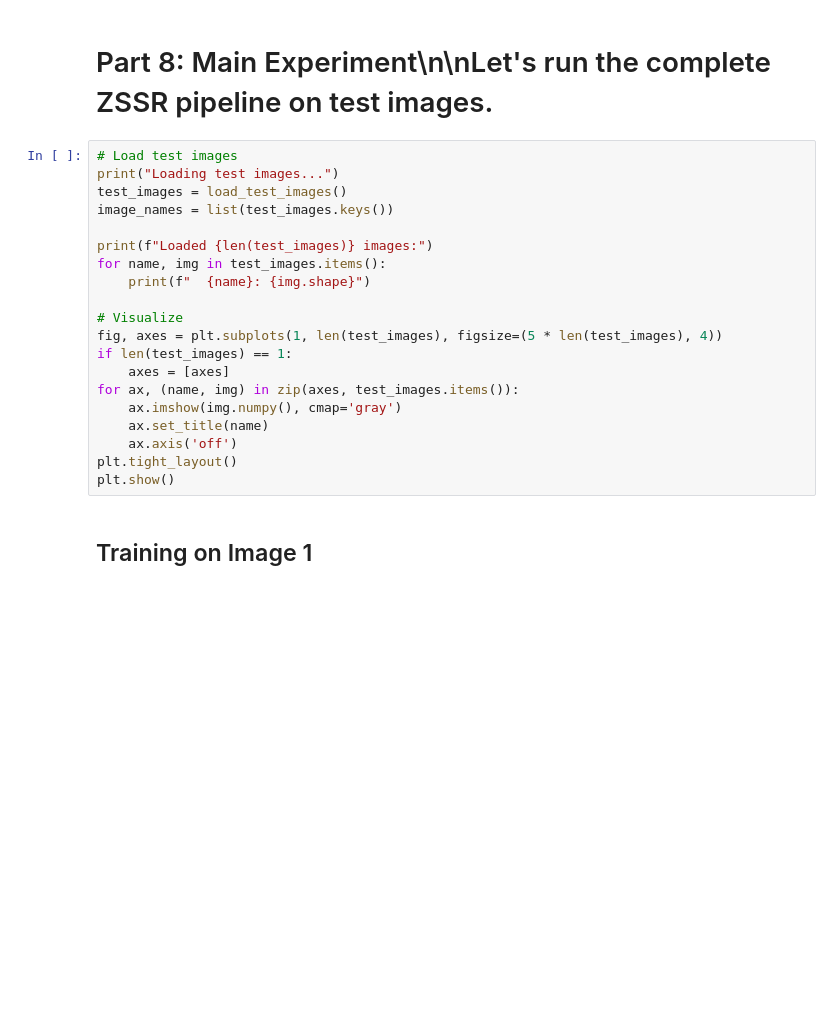
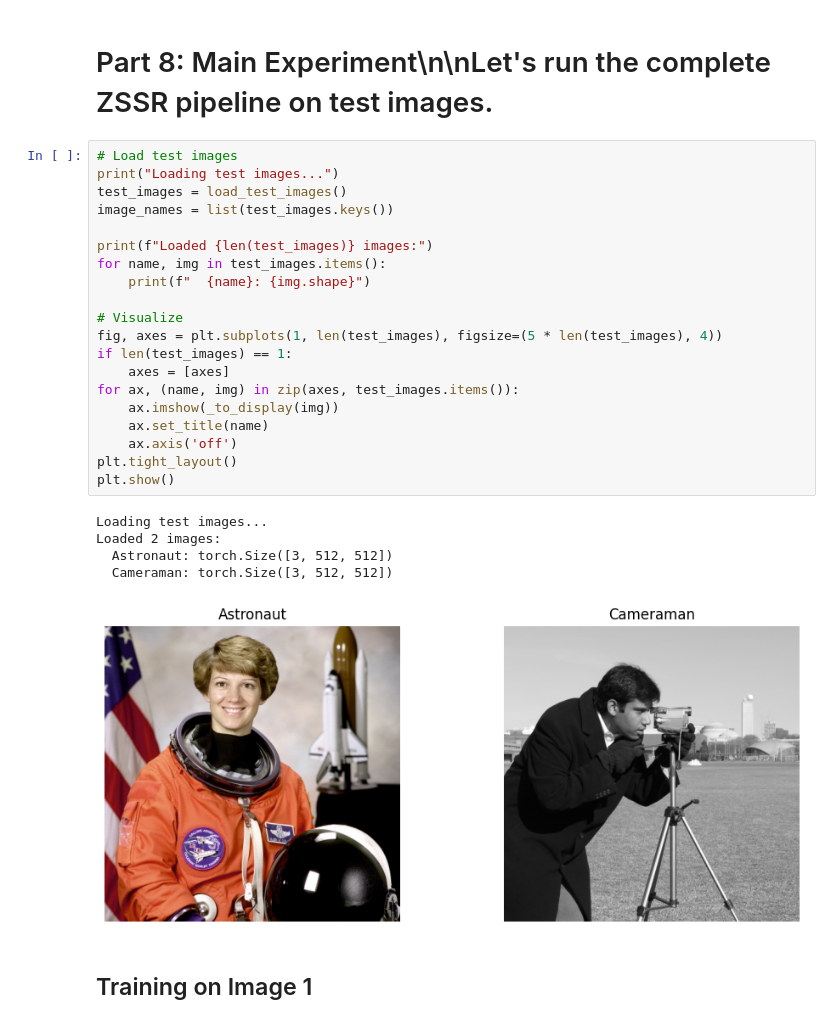
Before and after one commit to assafshocher/mcv, a Jupyter notebook: grading/hw3/mock_submissions_applied/student_perfect.ipynb, the cells around one changed output. Cells and saved outputs as stored; diff of their text form; blank space fills up the shorter version.

```diff
--- a/grading/hw3/mock_submissions_applied/student_perfect.ipynb
+++ b/grading/hw3/mock_submissions_applied/student_perfect.ipynb
@@ -555,23 +581,29 @@ def analyze_results(results_list, image_names):
 # %%
 # Load test images
 print("Loading test images...")
 test_images = load_test_images()
 image_names = list(test_images.keys())
 
 print(f"Loaded {len(test_images)} images:")
 for name, img in test_images.items():
     print(f"  {name}: {img.shape}")
 
 # Visualize
 fig, axes = plt.subplots(1, len(test_images), figsize=(5 * len(test_images), 4))
 if len(test_images) == 1:
     axes = [axes]
 for ax, (name, img) in zip(axes, test_images.items()):
-    ax.imshow(img.numpy(), cmap='gray')
+    ax.imshow(_to_display(img))
     ax.set_title(name)
     ax.axis('off')
 plt.tight_layout()
 plt.show()
+# %% [output]
+Loading test images...
+Loaded 2 images:
+  Astronaut: torch.Size([3, 512, 512])
+  Cameraman: torch.Size([3, 512, 512])
+[figure, added]
 # %% [markdown]
 ## Training on Image 1
 # %%
```
Also changed, not shown: parts of 18 cells of this notebook, 13 other files.
